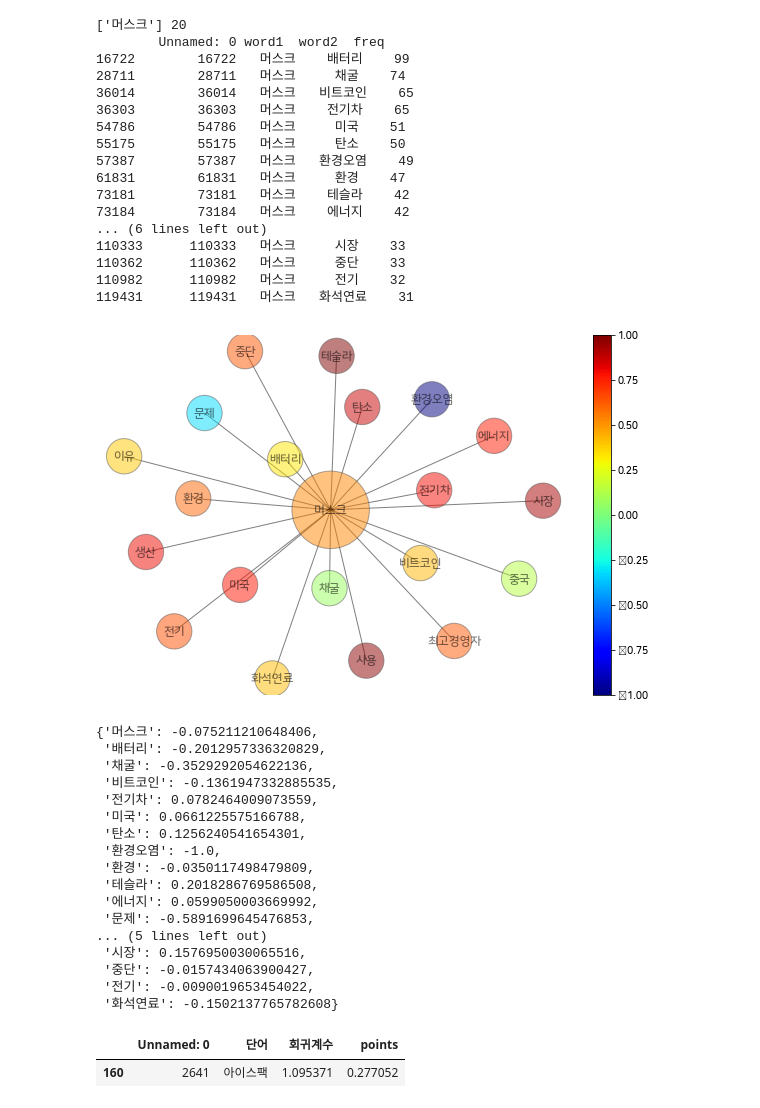
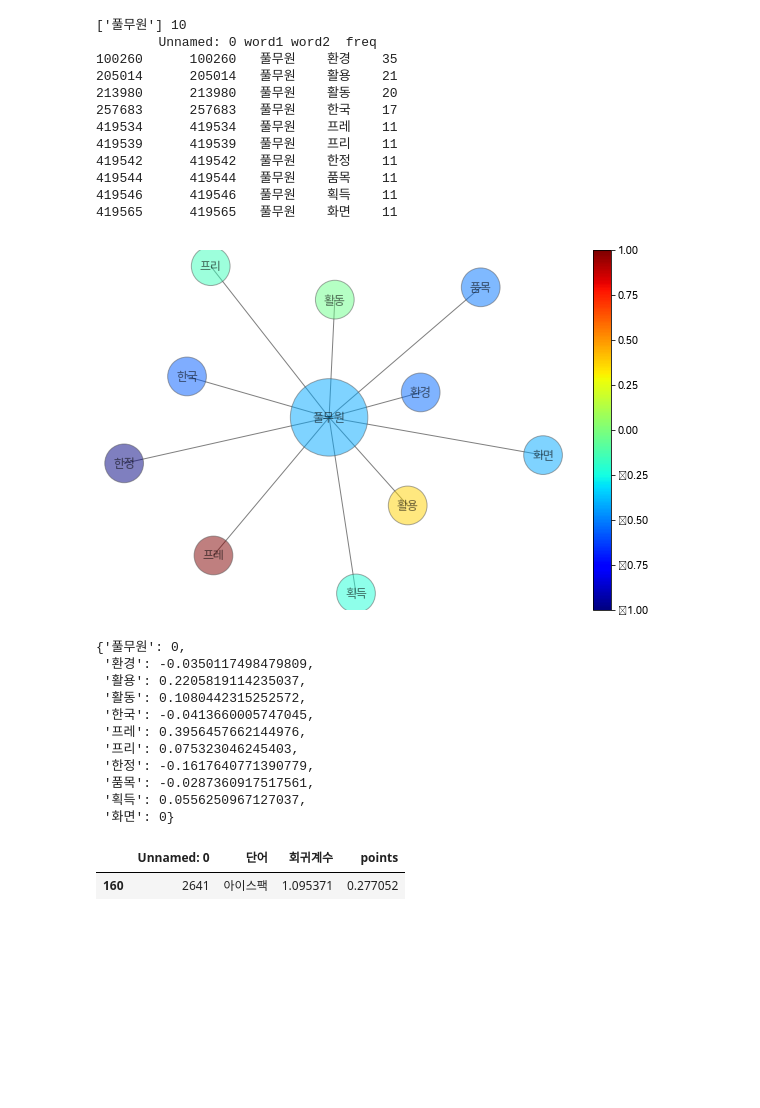
Before and after one commit to LeeKunHa/Construct-Sentiment-Dictionary-for-Companies-Conducting-Eco-Friendly-Businesses, a Jupyter notebook: main.ipynb, the cells around one changed output. Saved outputs shown, nothing was run; the diff lists cells and outputs as text; code cells hidden in the pictures; blank space fills up the shorter version.

```diff
--- a/main.ipynb
+++ b/main.ipynb
@@ -15,43 +15,32 @@ news_data = pd.read_csv('./Data/news_words_freq.csv',encoding='cp949')
 community_data = pd.read_csv('./Data/community_words_freq.csv',encoding='cp949')
 sns_data = pd.read_csv('./Data/sns_words_freq.csv',encoding='cp949')
 # %%
-draw(news_data, sent_dict, ['머스크'],20)
+draw(news_data, sent_dict, ['풀무원'],10)
 # %% [output]
-['머스크'] 20
-        Unnamed: 0 word1  word2  freq
-16722        16722   머스크    배터리    99
-28711        28711   머스크     채굴    74
-36014        36014   머스크   비트코인    65
-36303        36303   머스크    전기차    65
-54786        54786   머스크     미국    51
-55175        55175   머스크     탄소    50
-57387        57387   머스크   환경오염    49
-61831        61831   머스크     환경    47
-73181        73181   머스크    테슬라    42
-73184        73184   머스크    에너지    42
-... (6 lines left out)
-110333      110333   머스크     시장    33
-110362      110362   머스크     중단    33
-110982      110982   머스크     전기    32
-119431      119431   머스크   화석연료    31
+['풀무원'] 10
+        Unnamed: 0 word1 word2  freq
+100260      100260   풀무원    환경    35
+205014      205014   풀무원    활용    21
+213980      213980   풀무원    활동    20
+257683      257683   풀무원    한국    17
+419534      419534   풀무원    프레    11
+419539      419539   풀무원    프리    11
+419542      419542   풀무원    한정    11
+419544      419544   풀무원    품목    11
+419546      419546   풀무원    획득    11
+419565      419565   풀무원    화면    11
-[figure, old version]
+[figure, new version]
-{'머스크': -0.075211210648406,
- '배터리': -0.2012957336320829,
- '채굴': -0.3529292054622136,
- '비트코인': -0.1361947332885535,
- '전기차': 0.0782464009073559,
- '미국': 0.0661225575166788,
- '탄소': 0.1256240541654301,
- '환경오염': -1.0,
+{'풀무원': 0,
  '환경': -0.0350117498479809,
- '테슬라': 0.2018286769586508,
- '에너지': 0.0599050003669992,
- '문제': -0.5891699645476853,
-... (5 lines left out)
- '시장': 0.1576950030065516,
- '중단': -0.0157434063900427,
- '전기': -0.0090019653454022,
- '화석연료': -0.1502137765782608}
+ '활용': 0.2205819114235037,
+ '활동': 0.1080442315252572,
+ '한국': -0.0413660005747045,
+ '프레': 0.3956457662144976,
+ '프리': 0.075323046245403,
+ '한정': -0.1617640771390779,
+ '품목': -0.0287360917517561,
+ '획득': 0.0556250967127037,
+ '화면': 0}
 # %%
 sent_dict[sent_dict['단어']=='아이스팩']
 # %% [output]
```
Also changed, not shown: 1 other file.
